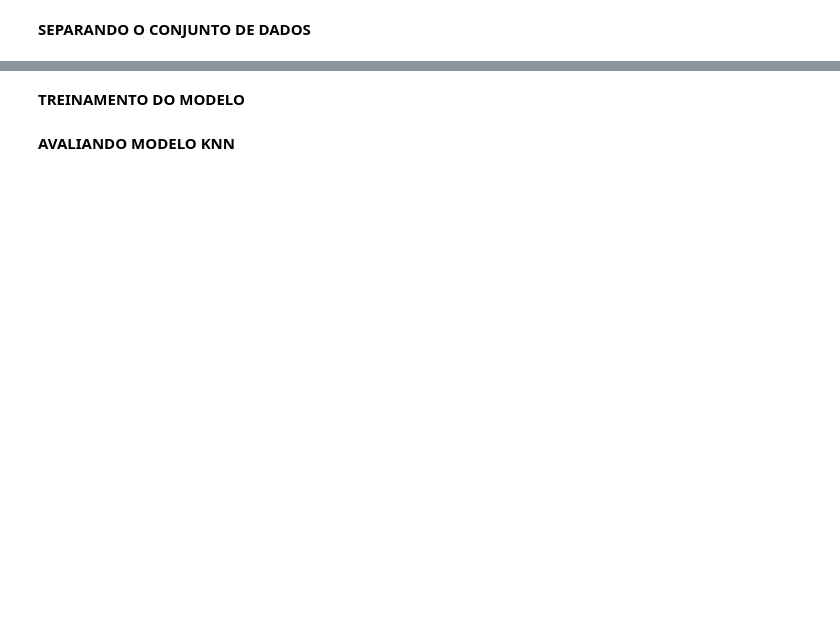
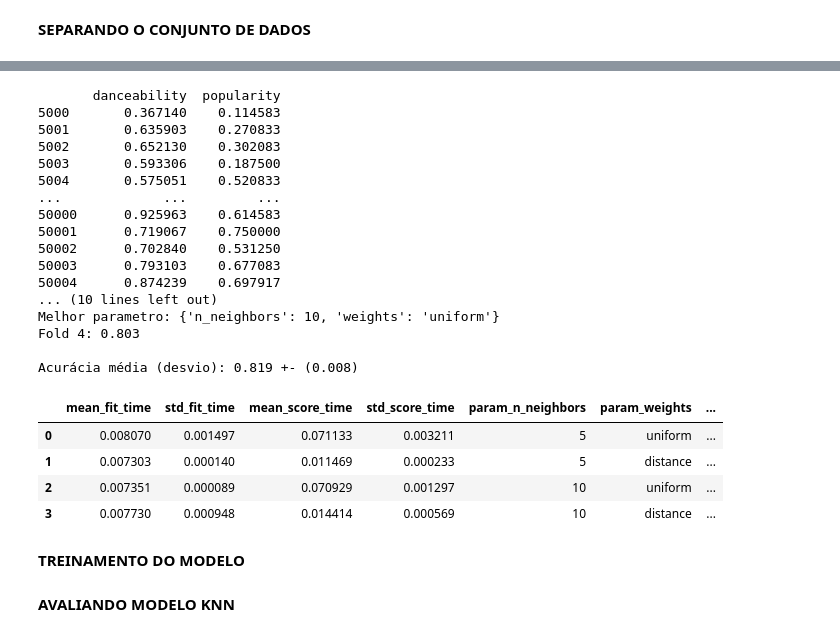
Before and after one commit to albanoxdz/UFPE_ModPD, a Jupyter notebook: music_genre.ipynb, the cells around one changed output, grey strips where cells are left out. Saved outputs shown, nothing was run; the diff lists cells and outputs as text; code cells hidden in the pictures; blank space fills up the shorter version.

```diff
--- a/music_genre.ipynb
+++ b/music_genre.ipynb
@@ -27,3 +29,6 @@ df = pd.read_csv('https://raw.githubusercontent.com/albanoxdz/UFPE_ModPD/main/mu
 #dataset = df.query('music_genre == "Jazz" | music_genre == "Classical" | music_genre == "Rock"') | music_genre == "Classical"
 dataset = df.query('music_genre == "Anime" | music_genre == "Hip-Hop" | music_genre == "Rock"')
 #dataset = df
+#Selecionar colunas
+dataset_norm = dataset[['popularity','danceability']].copy()
+dataset_norm
@@ -84,3 +99,72 @@ X_train, X_test, y_train, y_test = train_test_split(X, y)
+# %%
+# apply the maximum absolute scaling in Pandas using the .abs() and .max() methods
+def maximum_absolute_scaling(df):
+    # copy the dataframe
+    df_scaled = df.copy()
+    # apply maximum absolute scaling
+    for column in df_scaled.columns:
+        df_scaled[column] = df_scaled[column]  / df_scaled[column].abs().max()
+    return df_scaled
+
+def grid_Search(skf,model,parameters):
+  accuracies_list = []
+  fold = 0
+
+  for train, test in skf.split(X, y):
+        X_train, X_test = X.iloc[train], X.iloc[test]
+        y_train, y_test = y.iloc[train], y.iloc[test]
+
+        grid = GridSearchCV(estimator = model,             # É o DecisionTree
+                    param_grid = parameters,           # É aquele dicionário com valores para serem testados.
+                    scoring = 'accuracy',              # A métrica de avaliação
+                    cv = 5)
+
+        grid.fit(X_train, y_train)
+
+        y_pred = grid.predict(X_test)
+
+        print("Melhor parametro:", grid.best_params_)
+        print("Fold %d: %.3f" %(fold, accuracy_score(y_test, y_pred)))
+
+        accuracies_list.append(accuracy_score(y_test, y_pred))
+        fold += 1
+
+  accuracies = np.array(accuracies_list)
+  print("\nAcurácia média (desvio): %.3f +- (%.3f)" %(accuracies.mean(), accuracies.std()))
+  return pd.DataFrame(grid.cv_results_)
+
+model = KNeighborsClassifier()
+parameters = {'n_neighbors': [5, 10],
+                'weights':["uniform", "distance"]
+                }
+
+df_scaled = maximum_absolute_scaling(dataset_norm)
+print(df_scaled)
+
+grid_Search(StratifiedKFold(n_splits=5, random_state=42, shuffle=True),model,parameters)
+# %% [output]
+       danceability  popularity
+5000       0.367140    0.114583
+5001       0.635903    0.270833
+5002       0.652130    0.302083
+5003       0.593306    0.187500
+5004       0.575051    0.520833
+...             ...         ...
+50000      0.925963    0.614583
+50001      0.719067    0.750000
+50002      0.702840    0.531250
+50003      0.793103    0.677083
+50004      0.874239    0.697917
+... (10 lines left out)
+Melhor parametro: {'n_neighbors': 10, 'weights': 'uniform'}
+Fold 4: 0.803
+
+Acurácia média (desvio): 0.819 +- (0.008)
+|  | mean_fit_time | std_fit_time | mean_score_time | std_score_time | param_n_neighbors | param_weights | ... |
+| 0 | 0.008070 | 0.001497 | 0.071133 | 0.003211 | 5 | uniform | ... |
+| 1 | 0.007303 | 0.000140 | 0.011469 | 0.000233 | 5 | distance | ... |
+| 2 | 0.007351 | 0.000089 | 0.070929 | 0.001297 | 10 | uniform | ... |
+| 3 | 0.007730 | 0.000948 | 0.014414 | 0.000569 | 10 | distance | ... |
 # %% [markdown]
 **TREINAMENTO DO MODELO**
 # %% [markdown]
```
Also changed, not shown: parts of 6 cells of this notebook.
